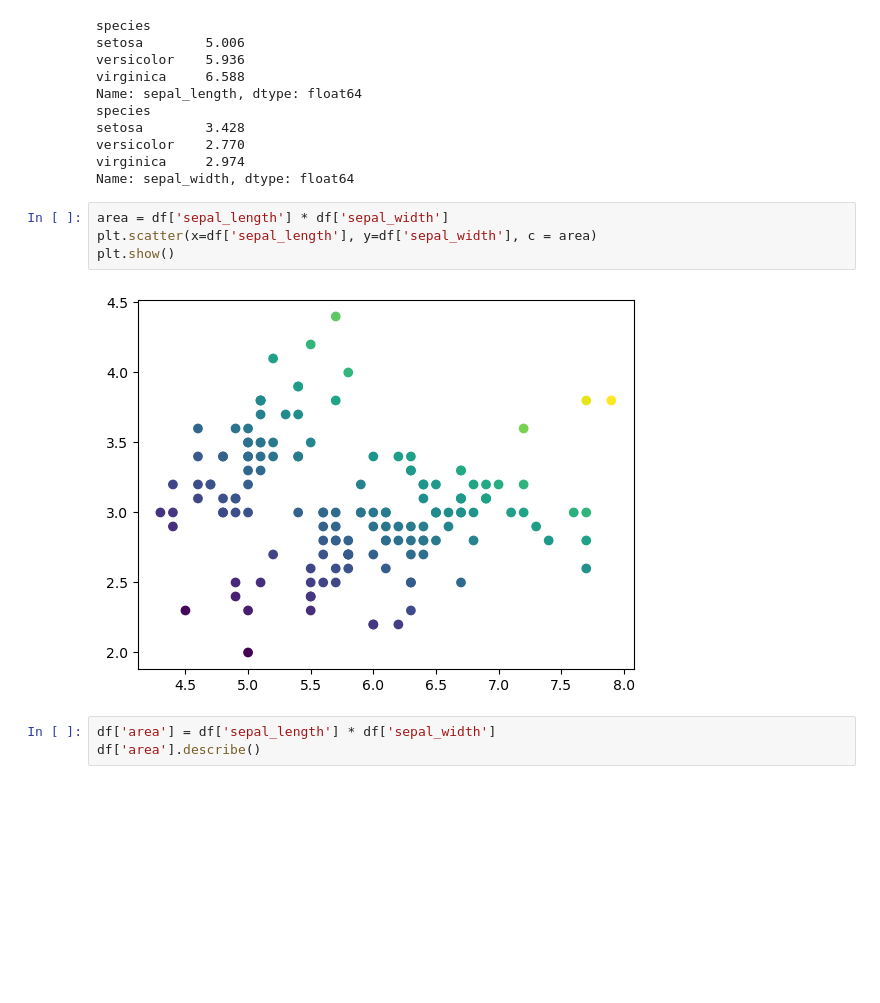
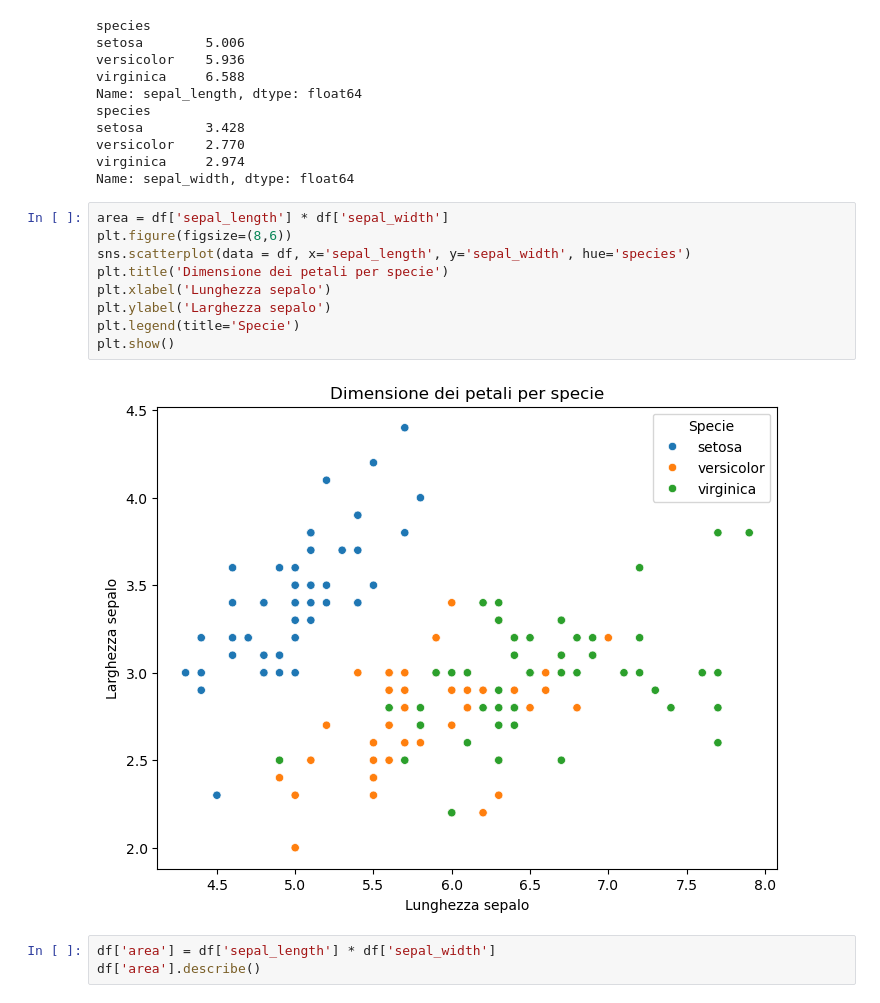
Before and after one commit to Blaz05/ProgrammingLab2, a Jupyter notebook: 4_Esercizi_lez_4.ipynb, the cells around one changed output. Drawn from its saved outputs; the diff is of its cells as text; blank space fills up the shorter version.

```diff
--- a/4_Esercizi_lez_4.ipynb
+++ b/4_Esercizi_lez_4.ipynb
@@ -170,12 +169,17 @@ setosa        3.428
 versicolor    2.770
 virginica     2.974
 Name: sepal_width, dtype: float64
-# %%
-area = df['sepal_length'] * df['sepal_width']
-plt.scatter(x=df['sepal_length'], y=df['sepal_width'], c = area)
-plt.show()
-# %% [output]
-[figure, removed]
+# %%
+area = df['sepal_length'] * df['sepal_width']
+plt.figure(figsize=(8,6))
+sns.scatterplot(data = df, x='sepal_length', y='sepal_width', hue='species')
+plt.title('Dimensione dei petali per specie')
+plt.xlabel('Lunghezza sepalo')
+plt.ylabel('Larghezza sepalo')
+plt.legend(title='Specie')
+plt.show()
+# %% [output]
+[figure, added]
 # %%
 df['area'] = df['sepal_length'] * df['sepal_width']
 df['area'].describe()
```
Also changed, not shown: parts of 15 cells of this notebook.
